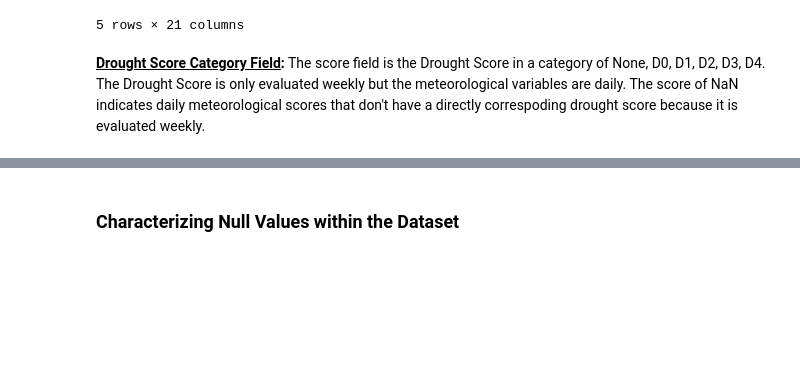
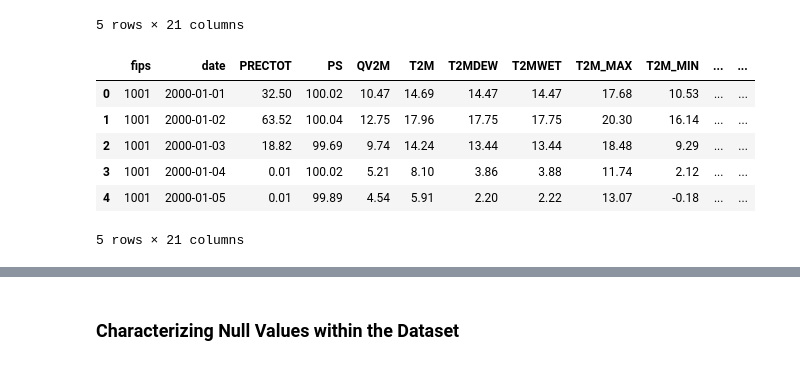
Before and after one commit to ChadDelany/drought_prediction, a Jupyter notebook: Notebooks/01_Data_Wrangling.ipynb, the cells around one changed output, grey strips where cells are left out. Cells and saved outputs as stored; diff of their text form; code cells hidden in the pictures; blank space fills up the shorter version.

```diff
--- a/Notebooks/01_Data_Wrangling.ipynb
+++ b/Notebooks/01_Data_Wrangling.ipynb
@@ -134,5 +134,13 @@ train_set.head()
 | 3 | 1001 | 2000-01-04 | 15.95 | 100.29 | 6.42 | 11.40 | 6.09 | 6.10 | 18.09 | 2.16 | ... | ... |
 | 4 | 1001 | 2000-01-05 | 0.00 | 101.15 | 2.95 | 3.86 | -3.29 | -3.20 | 10.82 | -2.66 | ... | ... |
 5 rows × 21 columns
-# %% [markdown]
-<b><u>Drought Score Category Field</u>:</b> The score field is the Drought Score in a category of None, D0, D1, D2, D3, D4.  The Drought Score is only evaluated weekly but the meteorological variables are daily.  The score of NaN indicates daily meteorological scores that don't have a directly correspoding drought score because it is evaluated weekly.
+# %%
+validation_set.head()
+# %% [output]
+|  | fips | date | PRECTOT | PS | QV2M | T2M | T2MDEW | T2MWET | T2M_MAX | T2M_MIN | ... | ... |
+| 0 | 1001 | 2000-01-01 | 32.50 | 100.02 | 10.47 | 14.69 | 14.47 | 14.47 | 17.68 | 10.53 | ... | ... |
+| 1 | 1001 | 2000-01-02 | 63.52 | 100.04 | 12.75 | 17.96 | 17.75 | 17.75 | 20.30 | 16.14 | ... | ... |
+| 2 | 1001 | 2000-01-03 | 18.82 | 99.69 | 9.74 | 14.24 | 13.44 | 13.44 | 18.48 | 9.29 | ... | ... |
+| 3 | 1001 | 2000-01-04 | 0.01 | 100.02 | 5.21 | 8.10 | 3.86 | 3.88 | 11.74 | 2.12 | ... | ... |
+| 4 | 1001 | 2000-01-05 | 0.01 | 99.89 | 4.54 | 5.91 | 2.20 | 2.22 | 13.07 | -0.18 | ... | ... |
+5 rows × 21 columns
```
Also changed, not shown: parts of 8 cells of this notebook.
